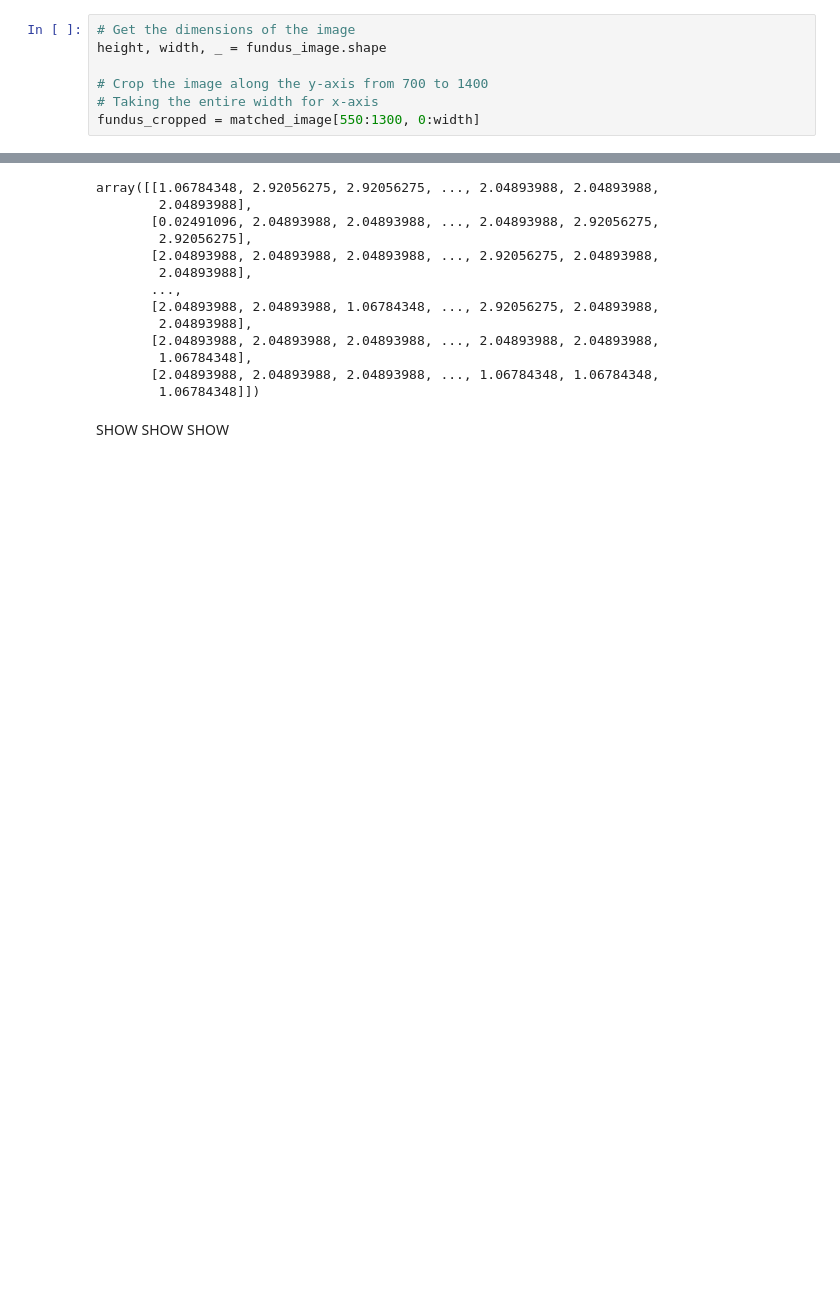
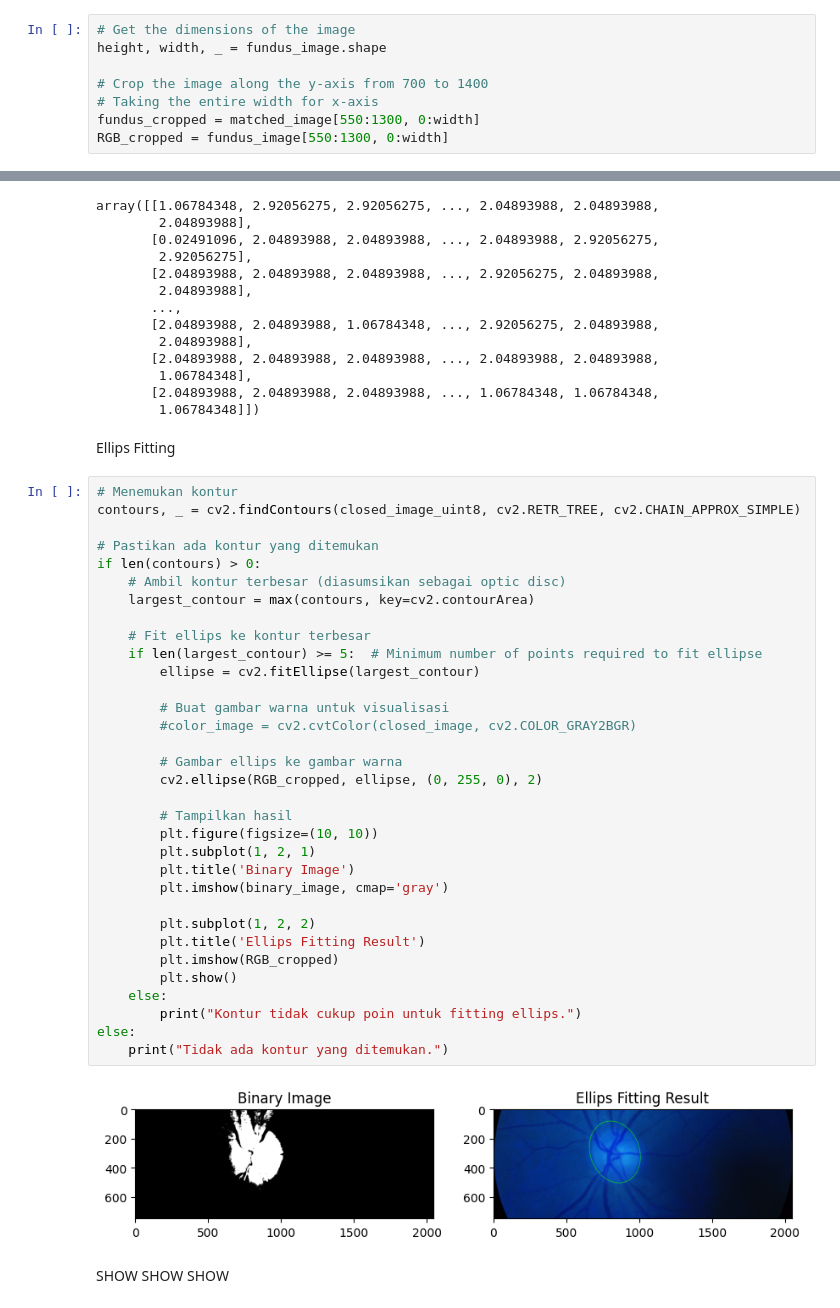
Before and after one commit to wikan1602/od_segmentation, a Jupyter notebook: hist_match.ipynb, the cells around one changed output, grey strips where cells are left out. Drawn from its saved outputs; the diff is of its cells as text; blank space fills up the shorter version.

Commit message:
Ellips Fitting

```diff
--- a/hist_match.ipynb
+++ b/hist_match.ipynb
@@ -42,6 +42,7 @@ height, width, _ = fundus_image.shape
 # Crop the image along the y-axis from 700 to 1400
 # Taking the entire width for x-axis
 fundus_cropped = matched_image[550:1300, 0:width]
+RGB_cropped = fundus_image[550:1300, 0:width]
 # %% [markdown]
 Thresholding
 # %%
@@ -110,6 +112,43 @@ array([[1.06784348, 2.92056275, 2.92056275, ..., 2.04893988, 2.04893988,
         1.06784348],
        [2.04893988, 2.04893988, 2.04893988, ..., 1.06784348, 1.06784348,
         1.06784348]])
+# %% [markdown]
+Ellips Fitting
+# %%
+# Menemukan kontur
+contours, _ = cv2.findContours(closed_image_uint8, cv2.RETR_TREE, cv2.CHAIN_APPROX_SIMPLE)
+
+# Pastikan ada kontur yang ditemukan
+if len(contours) > 0:
+    # Ambil kontur terbesar (diasumsikan sebagai optic disc)
+    largest_contour = max(contours, key=cv2.contourArea)
+
+    # Fit ellips ke kontur terbesar
+    if len(largest_contour) >= 5:  # Minimum number of points required to fit ellipse
+        ellipse = cv2.fitEllipse(largest_contour)
+
+        # Buat gambar warna untuk visualisasi
+        #color_image = cv2.cvtColor(closed_image, cv2.COLOR_GRAY2BGR)
+
+        # Gambar ellips ke gambar warna
+        cv2.ellipse(RGB_cropped, ellipse, (0, 255, 0), 2)
+
+        # Tampilkan hasil
+        plt.figure(figsize=(10, 10))
+        plt.subplot(1, 2, 1)
+        plt.title('Binary Image')
+        plt.imshow(binary_image, cmap='gray')
+
+        plt.subplot(1, 2, 2)
+        plt.title('Ellips Fitting Result')
+        plt.imshow(RGB_cropped)
+        plt.show()
+    else:
+        print("Kontur tidak cukup poin untuk fitting ellips.")
+else:
+    print("Tidak ada kontur yang ditemukan.")
+# %% [output]
+[figure, added]
 # %% [markdown]
 SHOW SHOW SHOW
 # %%
```
Also changed, not shown: parts of 1 cell of this notebook.
